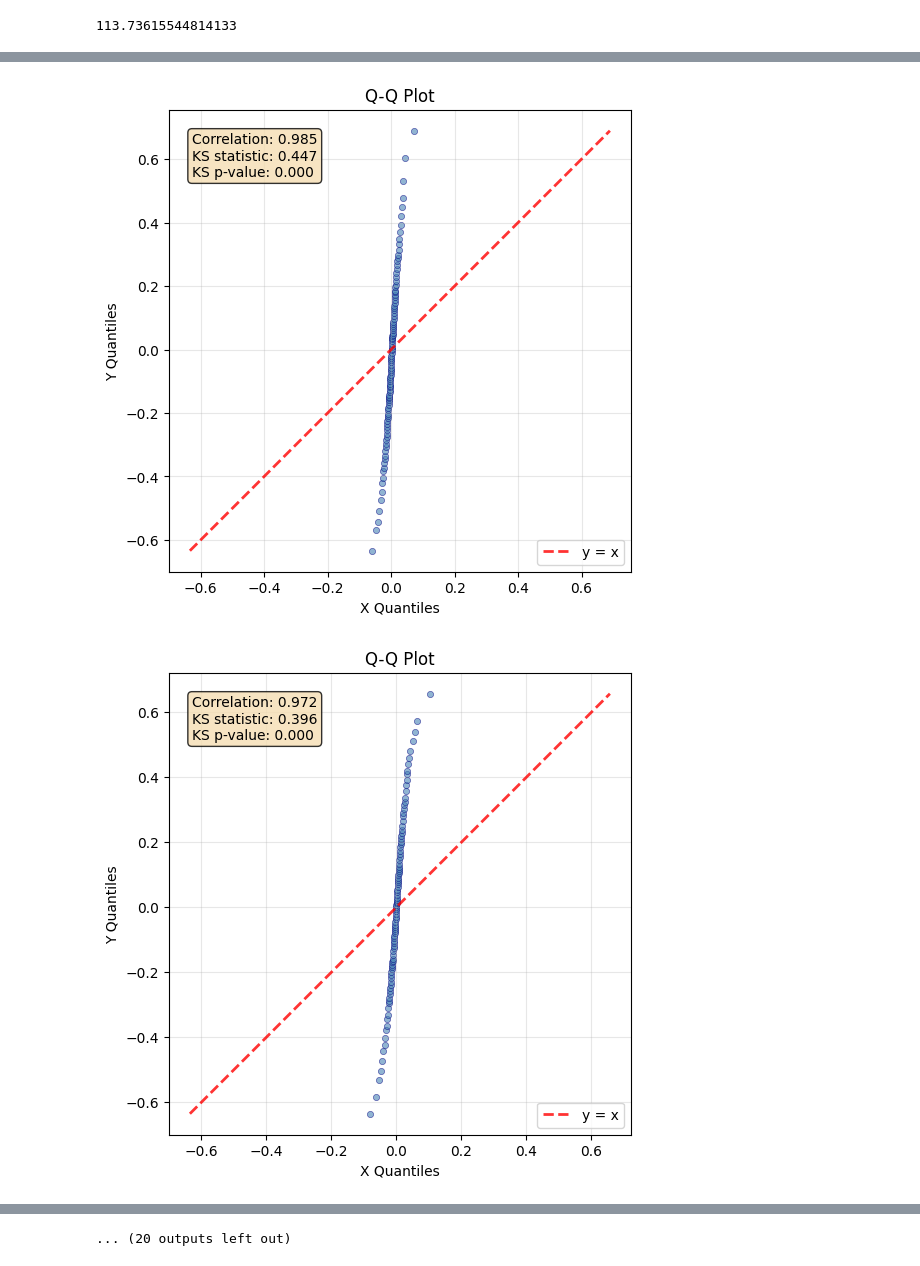
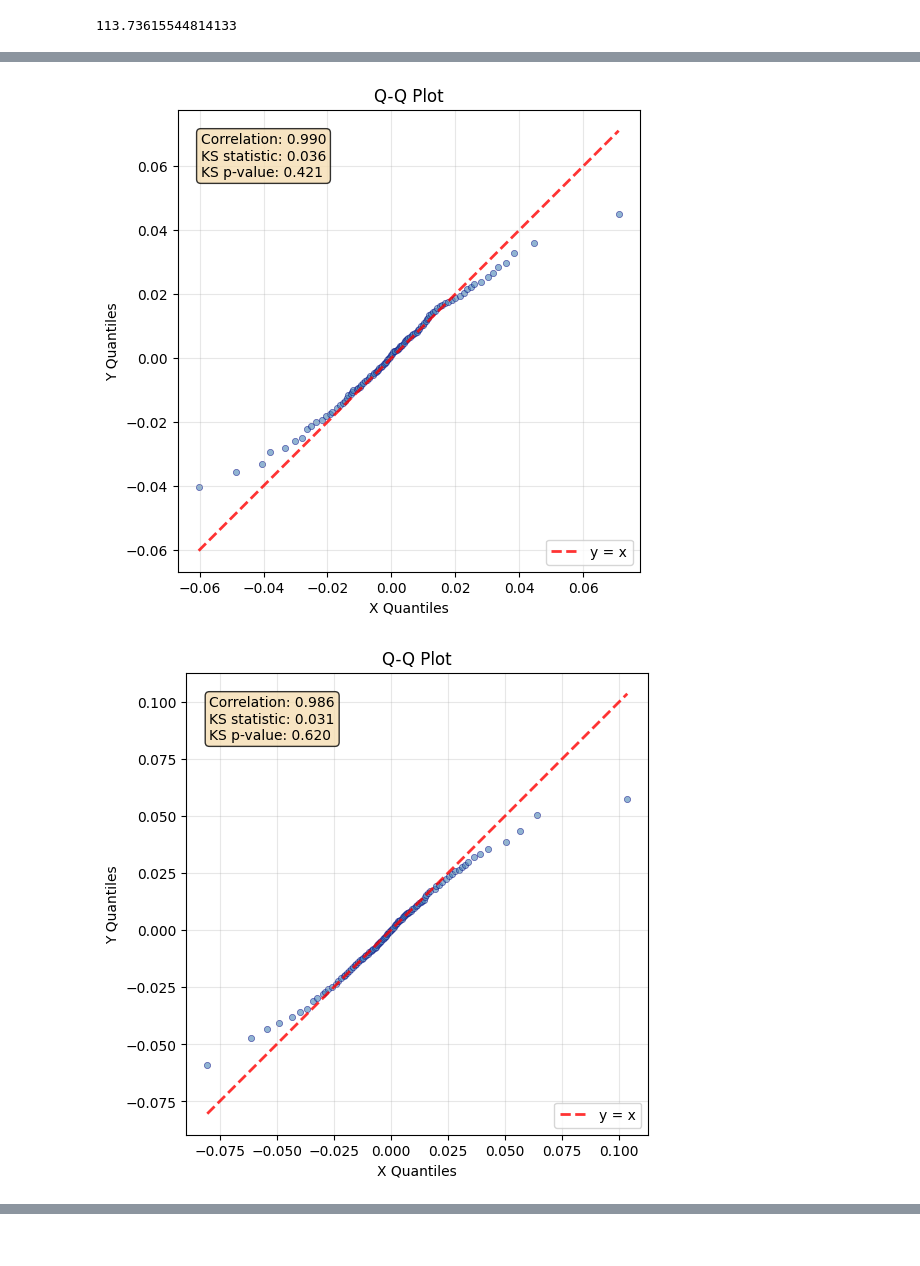
Before and after one commit to omroot/FMDS, a Jupyter notebook: experiments/illustration_stocks.ipynb, the cells around one changed output, grey strips where cells are left out. Drawn from its saved outputs; the diff is of its cells as text; code cells hidden in the pictures.

```diff
--- a/experiments/illustration_stocks.ipynb
+++ b/experiments/illustration_stocks.ipynb
@@ -217,5 +236,9 @@ data.shape
 torch.Size([1365, 32])
 # %%
 synthetic_data = diffusion_sde.generate(
-                 data = data,
-                 n_samples =1500)
+
+                   n_samples=1000,
+                 steps=1000,
+
+                 num_corrector_steps=5,
+                 batch_size=100   )
@@ -256,0 +272,5 @@ from research.plots import qqplot
+# %%
+for i in range(0,5):
+    _=qqplot_against_normal(data=data_np[:,i] )
+    plt.show()
+    plt.close()
@@ -256,0 +283,5 @@ from research.plots import qqplot
+# %%
+for i in range(0,5):
+    _=qqplot_against_normal(data=synthetic_data_np[:,i] )
+    plt.show()
+    plt.close()
@@ -256,0 +332,5 @@ from research.plots import qqplot
+# %%
+for i in range(0,32):
+    _=qqplot(x=synthetic_data_np[:,i] , y=data_np[:,i] )
+    plt.show()
+    plt.close()
@@ -257,5 +351,5 @@ from research.plots import qqplot
 # %%
-for i in range(0,32):
+for i in range(0,5):
     _=qqplot(x=data_np[:,i], y= synthetic_data_np[:,i])
     plt.show()
     plt.close()
@@ -264,2 +358,2 @@ for i in range(0,32):
-[figure, old version]
+[figure, new version]
-[figure, old version]
+[figure, new version]
@@ -275 +361,0 @@ for i in range(0,32):
-... (20 outputs left out)
```
Also changed, not shown: parts of 18 cells of this notebook.
